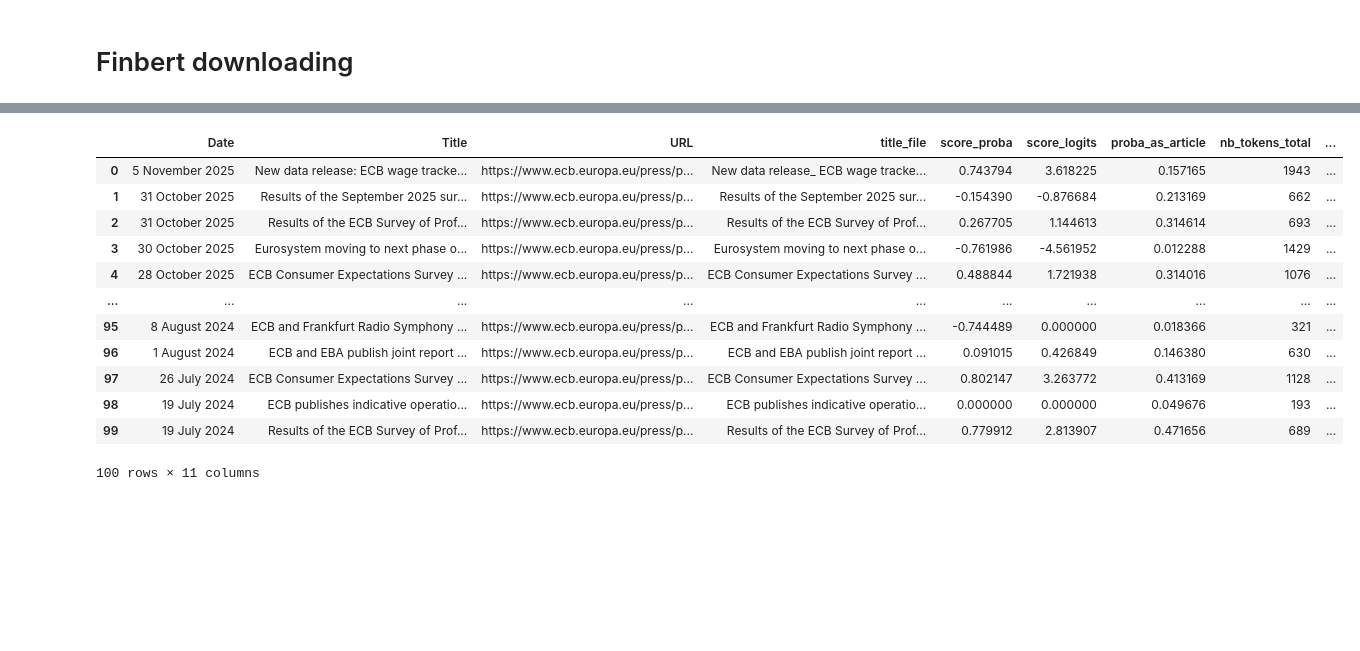
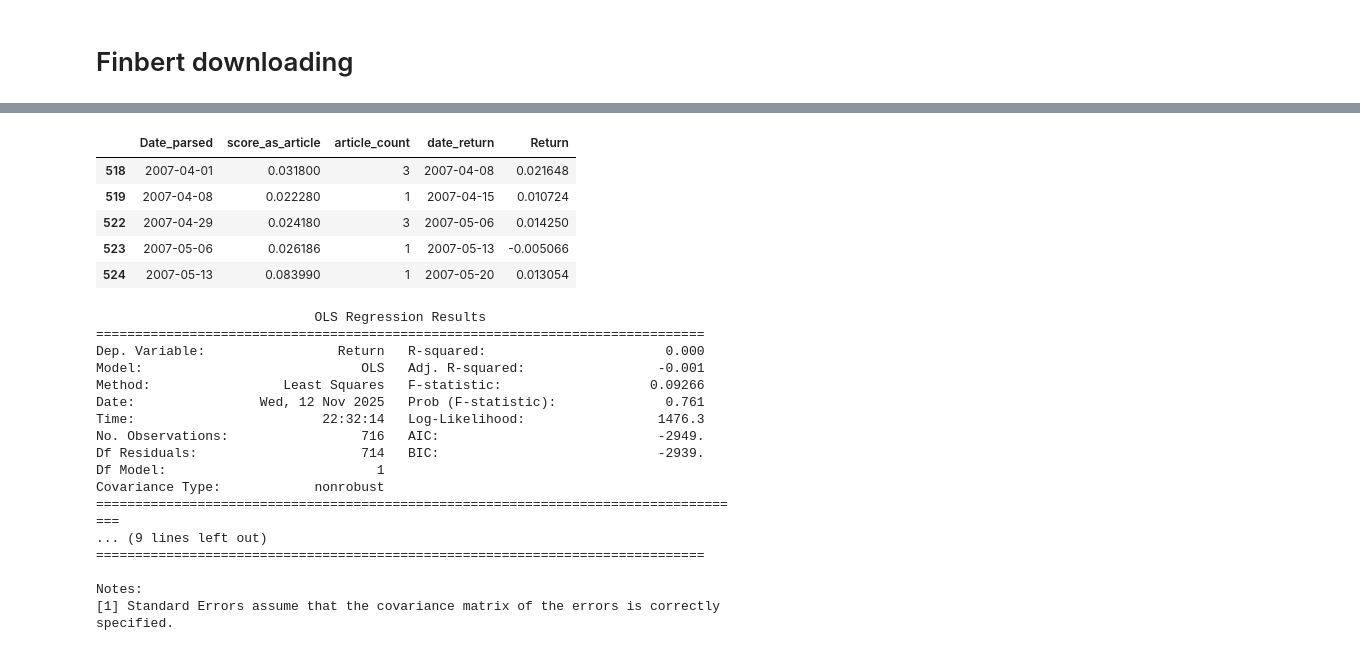
Before and after one commit to amjn480/project_ml_pm_vautrin_jean, a Jupyter notebook: main.ipynb, the cells around one changed output, grey strips where cells are left out. Saved outputs shown, nothing was run; the diff lists cells and outputs as text; code cells hidden in the pictures; blank space fills up the shorter version.

Commit message:
first ols results

```diff
--- a/main.ipynb
+++ b/main.ipynb
@@ -796,7 +867,7 @@ pickle_path = outdir / "df_score_by_article.pkl"
 if not pickle_path.exists():
     folder = "ecb_press_release"
     finbert = FinBERTLoader().load()
-    df_score_by_article = pd.read_pickle("ecb_press_releases_link_df.pkl").iloc[:10]
+    df_score_by_article = pd.read_pickle("ecb_press_releases_link_df.pkl")#.iloc[:10]
     df_score_by_article['title_file'] = df_score_by_article.apply(make_safe_title, axis=1)
     df_score_by_article['dictionary'] = df_score_by_article.apply(lambda row: make_dictionary_from_text(row, finbert), axis=1)
     df_score_by_article['score_proba'] = df_score_by_article.apply(lambda row: make_score(row, finbert,
@@ -852,30 +928,61 @@ dat.history(period='max', interval='1wk')
 # %%
 
 article_list = df_score_by_article
 name_score = 'score_as_article'
 weekly_avg = (
     article_list
     .assign(Date_parsed=pd.to_datetime(article_list["Date"], format="%d %B %Y"))
     .groupby(pd.Grouper(key="Date_parsed", freq="W"))
     .agg(
-        random_score_mean=(name_score, "mean"),
-        article_count=(name_score, "count")
+        **{
+            name_score: (name_score, "mean"),
+            "article_count": (name_score, "count")
+        }
     )
     .reset_index()
 )
 
-weekly_avg.head(20)
+sx5e_returns = get_aligned_returns("^STOXX50E", freq="W", ref_df=weekly_avg)
+
+sx5e_returns.dropna().head()
 # %% [output]
-|  | Date | Title | URL | title_file | score_proba | score_logits | proba_as_article | nb_tokens_total | ... |
-| 0 | 5 November 2025 | New data release: ECB wage tracke... | https://www.ecb.europa.eu/press/p... | New data release_ ECB wage tracke... | 0.743794 | 3.618225 | 0.157165 | 1943 | ... |
-| 1 | 31 October 2025 | Results of the September 2025 sur... | https://www.ecb.europa.eu/press/p... | Results of the September 2025 sur... | -0.154390 | -0.876684 | 0.213169 | 662 | ... |
-| 2 | 31 October 2025 | Results of the ECB Survey of Prof... | https://www.ecb.europa.eu/press/p... | Results of the ECB Survey of Prof... | 0.267705 | 1.144613 | 0.314614 | 693 | ... |
-| 3 | 30 October 2025 | Eurosystem moving to next phase o... | https://www.ecb.europa.eu/press/p... | Eurosystem moving to next phase o... | -0.761986 | -4.561952 | 0.012288 | 1429 | ... |
-| 4 | 28 October 2025 | ECB Consumer Expectations Survey ... | https://www.ecb.europa.eu/press/p... | ECB Consumer Expectations Survey ... | 0.488844 | 1.721938 | 0.314016 | 1076 | ... |
-| ... | ... | ... | ... | ... | ... | ... | ... | ... | ... |
-| 95 | 8 August 2024 | ECB and Frankfurt Radio Symphony ... | https://www.ecb.europa.eu/press/p... | ECB and Frankfurt Radio Symphony ... | -0.744489 | 0.000000 | 0.018366 | 321 | ... |
-| 96 | 1 August 2024 | ECB and EBA publish joint report ... | https://www.ecb.europa.eu/press/p... | ECB and EBA publish joint report ... | 0.091015 | 0.426849 | 0.146380 | 630 | ... |
-| 97 | 26 July 2024 | ECB Consumer Expectations Survey ... | https://www.ecb.europa.eu/press/p... | ECB Consumer Expectations Survey ... | 0.802147 | 3.263772 | 0.413169 | 1128 | ... |
-| 98 | 19 July 2024 | ECB publishes indicative operatio... | https://www.ecb.europa.eu/press/p... | ECB publishes indicative operatio... | 0.000000 | 0.000000 | 0.049676 | 193 | ... |
-| 99 | 19 July 2024 | Results of the ECB Survey of Prof... | https://www.ecb.europa.eu/press/p... | Results of the ECB Survey of Prof... | 0.779912 | 2.813907 | 0.471656 | 689 | ... |
+|  | Date_parsed | score_as_article | article_count | date_return | Return |
+| 518 | 2007-04-01 | 0.031800 | 3 | 2007-04-08 | 0.021648 |
+| 519 | 2007-04-08 | 0.022280 | 1 | 2007-04-15 | 0.010724 |
+| 522 | 2007-04-29 | 0.024180 | 3 | 2007-05-06 | 0.014250 |
+| 523 | 2007-05-06 | 0.026186 | 1 | 2007-05-13 | -0.005066 |
+| 524 | 2007-05-13 | 0.083990 | 1 | 2007-05-20 | 0.013054 |
-100 rows × 11 columns
+# %%
+import statsmodels.api as sm
+
+# --- Drop rows with NaN (if any) ---
+df = sx5e_returns.dropna(subset=["Return", "score_as_article"])
+
+# --- Define dependent and independent variables ---
+y = df["Return"]  # dependent variable
+X = df["score_as_article"]  # independent variable
+X = sm.add_constant(X)  # adds intercept term
+
+# --- Fit OLS regression ---
+model = sm.OLS(y, X).fit()
+
+# --- Print summary ---
+print(model.summary())
+# %% [output]
+                            OLS Regression Results
+==============================================================================
+Dep. Variable:                 Return   R-squared:                       0.000
+Model:                            OLS   Adj. R-squared:                 -0.001
+Method:                 Least Squares   F-statistic:                   0.09266
+Date:                Wed, 12 Nov 2025   Prob (F-statistic):              0.761
+Time:                        22:32:14   Log-Likelihood:                 1476.3
+No. Observations:                 716   AIC:                            -2949.
+Df Residuals:                     714   BIC:                            -2939.
+Df Model:                           1
+Covariance Type:            nonrobust
+====================================================================================
+... (9 lines left out)
+==============================================================================
+
+Notes:
+[1] Standard Errors assume that the covariance matrix of the errors is correctly specified.
```
Also changed, not shown: parts of 12 cells of this notebook.
